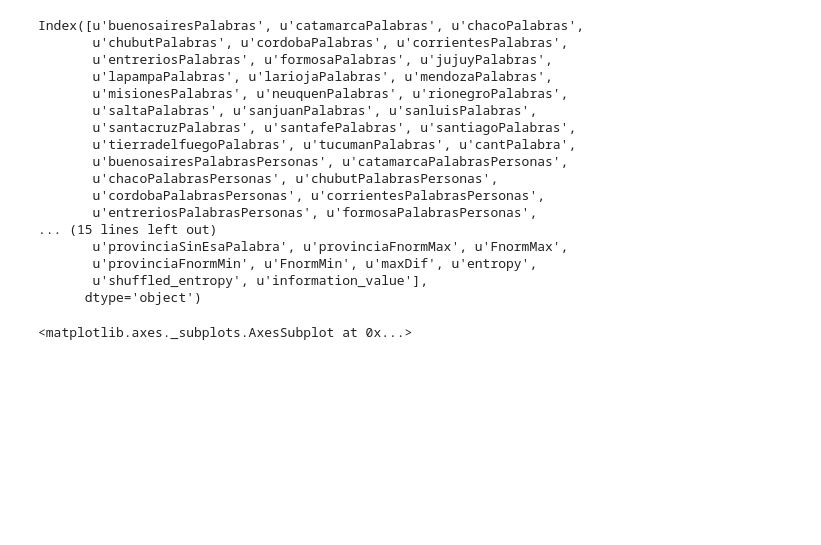
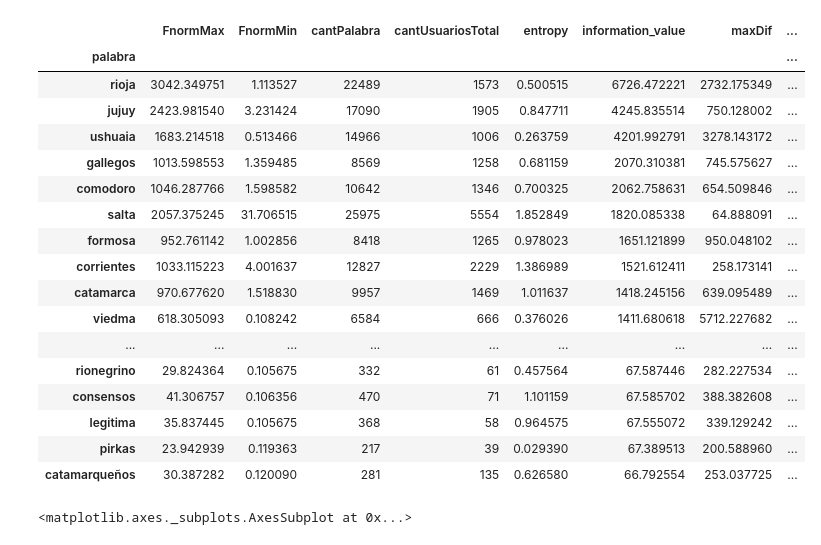
Before and after one commit to daleman/tesis, a Jupyter notebook: notebooks/InformationValue.ipynb, the cells around one changed output. Drawn from its saved outputs; the diff is of its cells as text; code cells hidden in the pictures; blank space fills up the shorter version.

```diff
--- a/notebooks/InformationValue.ipynb
+++ b/notebooks/InformationValue.ipynb
@@ -3,11 +3,12 @@
 %autoreload 2
 %matplotlib inline
 import sys
-
 sys.path.append("..")
 
 import pandas as pd
 import numpy as np
+
+pd.set_option('display.max_rows', 500)
 # %%
 import re
 from scipy.stats import entropy
@@ -36,23 +29,30 @@ df[df.columns.difference(cant_palabras+fnorm_vars)].to_csv("information_value.cs
-# %%
-df.columns
-# %% [output]
-Index([u'buenosairesPalabras', u'catamarcaPalabras', u'chacoPalabras',
-       u'chubutPalabras', u'cordobaPalabras', u'corrientesPalabras',
-       u'entreriosPalabras', u'formosaPalabras', u'jujuyPalabras',
-       u'lapampaPalabras', u'lariojaPalabras', u'mendozaPalabras',
-       u'misionesPalabras', u'neuquenPalabras', u'rionegroPalabras',
-       u'saltaPalabras', u'sanjuanPalabras', u'sanluisPalabras',
-       u'santacruzPalabras', u'santafePalabras', u'santiagoPalabras',
-       u'tierradelfuegoPalabras', u'tucumanPalabras', u'cantPalabra',
-       u'buenosairesPalabrasPersonas', u'catamarcaPalabrasPersonas',
-       u'chacoPalabrasPersonas', u'chubutPalabrasPersonas',
-       u'cordobaPalabrasPersonas', u'corrientesPalabrasPersonas',
-       u'entreriosPalabrasPersonas', u'formosaPalabrasPersonas',
-... (15 lines left out)
-       u'provinciaSinEsaPalabra', u'provinciaFnormMax', u'FnormMax',
-       u'provinciaFnormMin', u'FnormMin', u'maxDif', u'entropy',
-       u'shuffled_entropy', u'information_value'],
-      dtype='object')
+# %%
+df["information_value"] = df.FnormMax * (df.shuffled_entropy - df.entropy)
+df.sort_values(by="information_value", ascending=False, inplace=True)
+
+palabrasPersonas = [c for c in df.columns if re.match(r'.*PalabrasPersonas', c)]
+resumed = df[df.columns.difference(cant_palabras+fnorm_vars + palabrasPersonas)]
+
+resumed.iloc[:500]
+# %% [output]
+|  | FnormMax | FnormMin | cantPalabra | cantUsuariosTotal | entropy | information_value | maxDif | ... |
+| palabra |  |  |  |  |  |  |  | ... |
+| rioja | 3042.349751 | 1.113527 | 22489 | 1573 | 0.500515 | 6726.472221 | 2732.175349 | ... |
+| jujuy | 2423.981540 | 3.231424 | 17090 | 1905 | 0.847711 | 4245.835514 | 750.128002 | ... |
+| ushuaia | 1683.214518 | 0.513466 | 14966 | 1006 | 0.263759 | 4201.992791 | 3278.143172 | ... |
+| gallegos | 1013.598553 | 1.359485 | 8569 | 1258 | 0.681159 | 2070.310381 | 745.575627 | ... |
+| comodoro | 1046.287766 | 1.598582 | 10642 | 1346 | 0.700325 | 2062.758631 | 654.509846 | ... |
+| salta | 2057.375245 | 31.706515 | 25975 | 5554 | 1.852849 | 1820.085338 | 64.888091 | ... |
+| formosa | 952.761142 | 1.002856 | 8418 | 1265 | 0.978023 | 1651.121899 | 950.048102 | ... |
+| corrientes | 1033.115223 | 4.001637 | 12827 | 2229 | 1.386989 | 1521.612411 | 258.173141 | ... |
+| catamarca | 970.677620 | 1.518830 | 9957 | 1469 | 1.011637 | 1418.245156 | 639.095489 | ... |
+| viedma | 618.305093 | 0.108242 | 6584 | 666 | 0.376026 | 1411.680618 | 5712.227682 | ... |
+| ... | ... | ... | ... | ... | ... | ... | ... | ... |
+| rionegrino | 29.824364 | 0.105675 | 332 | 61 | 0.457564 | 67.587446 | 282.227534 | ... |
+| consensos | 41.306757 | 0.106356 | 470 | 71 | 1.101159 | 67.585702 | 388.382608 | ... |
+| legitima | 35.837445 | 0.105675 | 368 | 58 | 0.964575 | 67.555072 | 339.129242 | ... |
+| pirkas | 23.942939 | 0.119363 | 217 | 39 | 0.029390 | 67.389513 | 200.588960 | ... |
+| catamarqueños | 30.387282 | 0.120090 | 281 | 135 | 0.626580 | 66.792554 | 253.037725 | ... |
 # %%
 df.plot.scatter(x="entropy", y="cantUsuariosTotal", ylim=[0, 5000])
 # %% [output]
```
Also changed, not shown: parts of 6 cells of this notebook.
